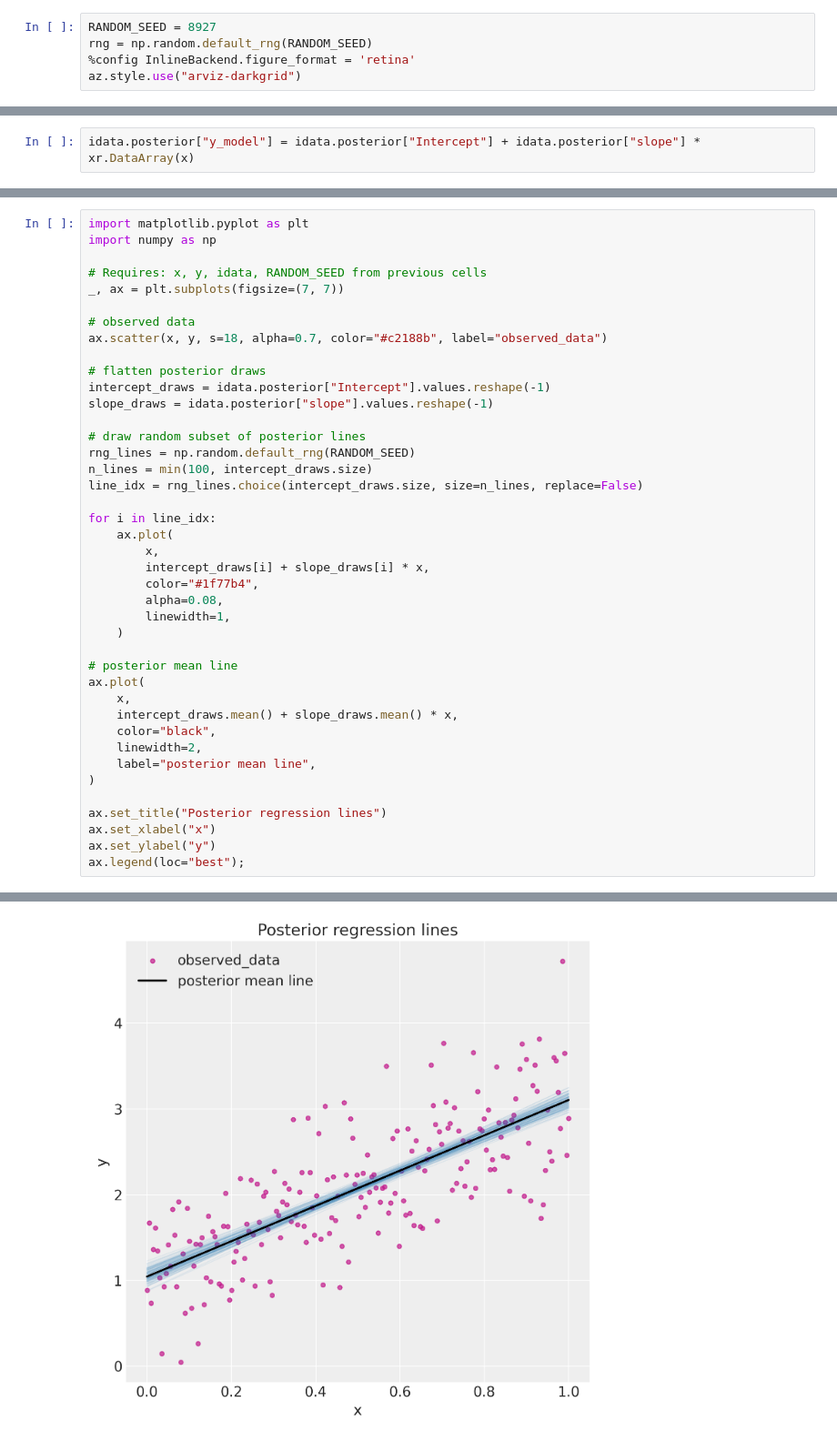
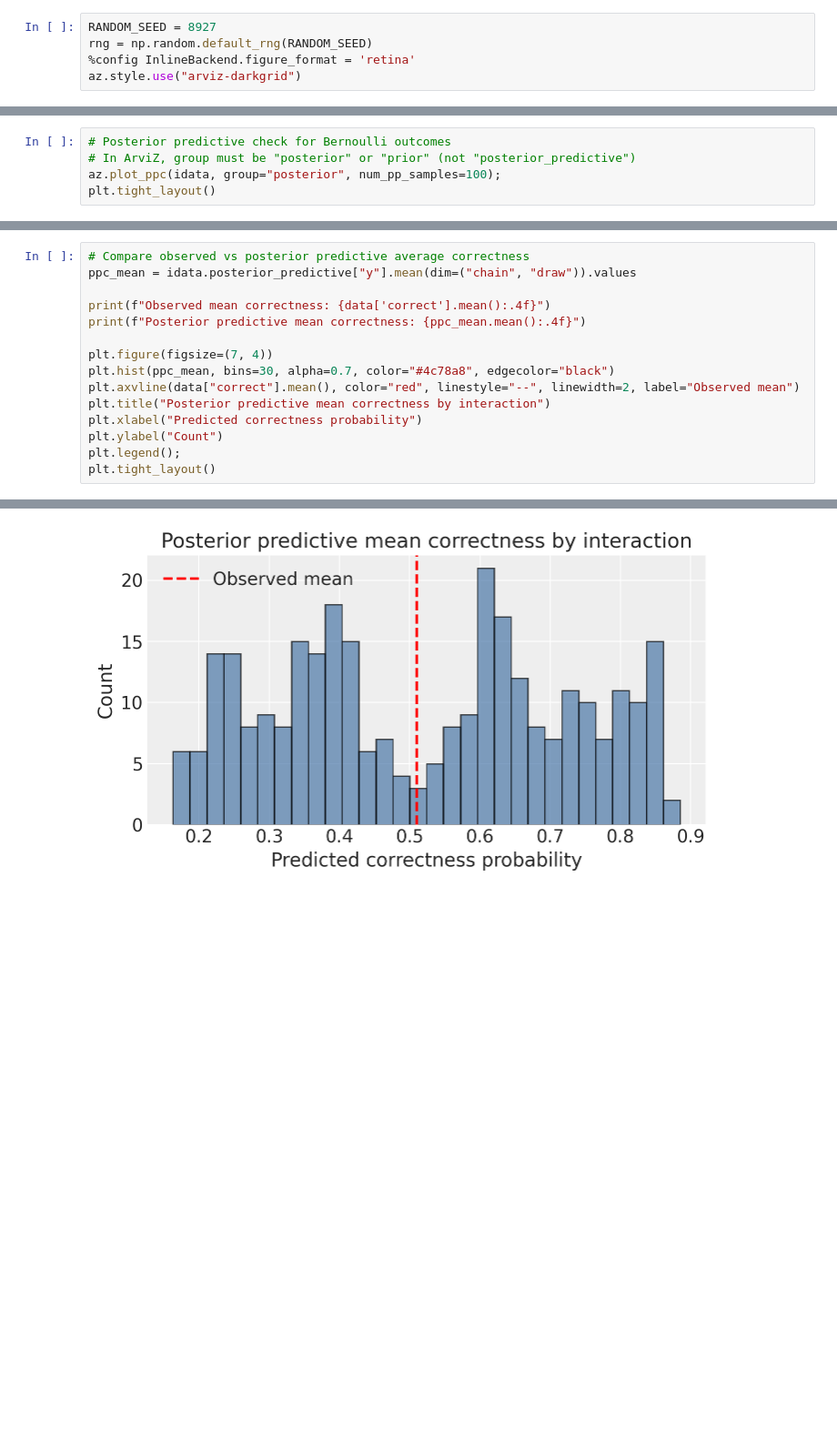
Before and after one commit to kshoker12/STAT_405_Project, a Jupyter notebook: bayesian_model/main.ipynb, the cells around one changed output, grey strips where cells are left out. Shown at 91% size. Saved outputs shown, nothing was run; the diff lists cells and outputs as text; blank space fills up the shorter version.

Commit message:
first model

```diff
--- a/bayesian_model/main.ipynb
+++ b/bayesian_model/main.ipynb
@@ -110,2 +188,5 @@ az.plot_trace(idata, figsize=(10, 7));
 # %%
-idata.posterior["y_model"] = idata.posterior["Intercept"] + idata.posterior["slope"] * xr.DataArray(x)
+# Posterior predictive check for Bernoulli outcomes
+# In ArviZ, group must be "posterior" or "prior" (not "posterior_predictive")
+az.plot_ppc(idata, group="posterior", num_pp_samples=100);
+plt.tight_layout()
@@ -112,42 +195,16 @@ idata.posterior["y_model"] = idata.posterior["Intercept"] + idata.posterior["slo
 # %%
-import matplotlib.pyplot as plt
-import numpy as np
+# Compare observed vs posterior predictive average correctness
+ppc_mean = idata.posterior_predictive["y"].mean(dim=("chain", "draw")).values
 
-# Requires: x, y, idata, RANDOM_SEED from previous cells
-_, ax = plt.subplots(figsize=(7, 7))
+print(f"Observed mean correctness: {data['correct'].mean():.4f}")
+print(f"Posterior predictive mean correctness: {ppc_mean.mean():.4f}")
 
-# observed data
-ax.scatter(x, y, s=18, alpha=0.7, color="#c2188b", label="observed_data")
-
-# flatten posterior draws
-intercept_draws = idata.posterior["Intercept"].values.reshape(-1)
-slope_draws = idata.posterior["slope"].values.reshape(-1)
-
-# draw random subset of posterior lines
-rng_lines = np.random.default_rng(RANDOM_SEED)
-n_lines = min(100, intercept_draws.size)
-line_idx = rng_lines.choice(intercept_draws.size, size=n_lines, replace=False)
-
-for i in line_idx:
-    ax.plot(
-        x,
-        intercept_draws[i] + slope_draws[i] * x,
-        color="#1f77b4",
-        alpha=0.08,
-        linewidth=1,
-    )
-
-# posterior mean line
-ax.plot(
-    x,
-    intercept_draws.mean() + slope_draws.mean() * x,
-    color="black",
-    linewidth=2,
-    label="posterior mean line",
-)
-
-ax.set_title("Posterior regression lines")
-ax.set_xlabel("x")
-ax.set_ylabel("y")
-ax.legend(loc="best");
+plt.figure(figsize=(7, 4))
+plt.hist(ppc_mean, bins=30, alpha=0.7, color="#4c78a8", edgecolor="black")
+plt.axvline(data["correct"].mean(), color="red", linestyle="--", linewidth=2, label="Observed mean")
+plt.title("Posterior predictive mean correctness by interaction")
+plt.xlabel("Predicted correctness probability")
+plt.ylabel("Count")
+plt.legend();
+plt.tight_layout()
 # %% [output]
@@ -154 +213 @@ ax.legend(loc="best");
-[figure, old version]
+[figure, new version]
```
Also changed, not shown: parts of 10 cells of this notebook.
